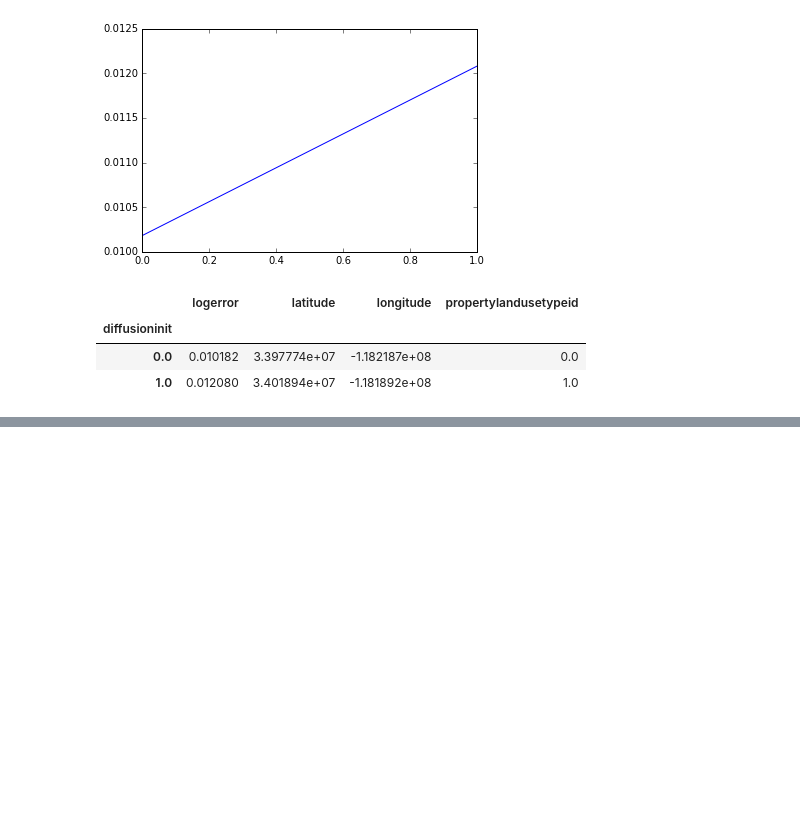
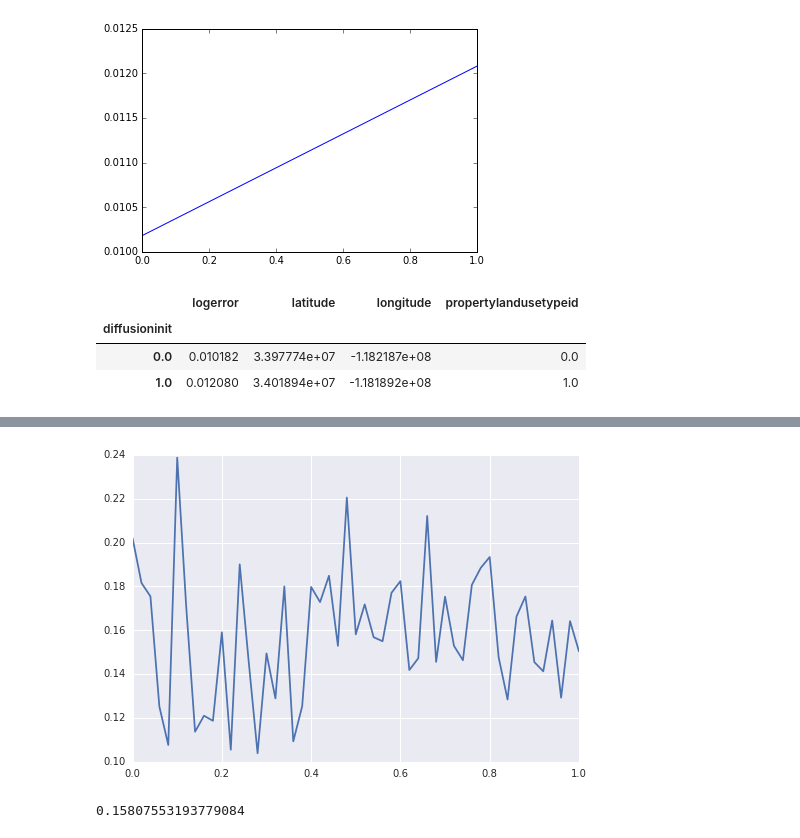
Before and after one commit to MatthewMcGonagle/KaggleZillow, a Jupyter notebook: diffusion.ipynb, the cells around one changed output, grey strips where cells are left out. Cells and saved outputs as stored; diff of their text form; code cells hidden in the pictures; blank space fills up the shorter version.

```diff
--- a/diffusion.ipynb
+++ b/diffusion.ipynb
@@ -176,0 +195,11 @@ grouped_df
+# %%
+# Get graph of Standard Deviation of logerror depending on diffusion variable before diffusion.
+
+grouped_df = vals_df.groupby('diffusion').std()
+plt.plot(grouped_df.index.values, grouped_df['logerror'])
+plt.show()
+
+np.mean(grouped_df['logerror'].values)
+# %% [output]
+[figure, added]
+0.15807553193779084
```
Also changed, not shown: parts of 7 cells of this notebook.
